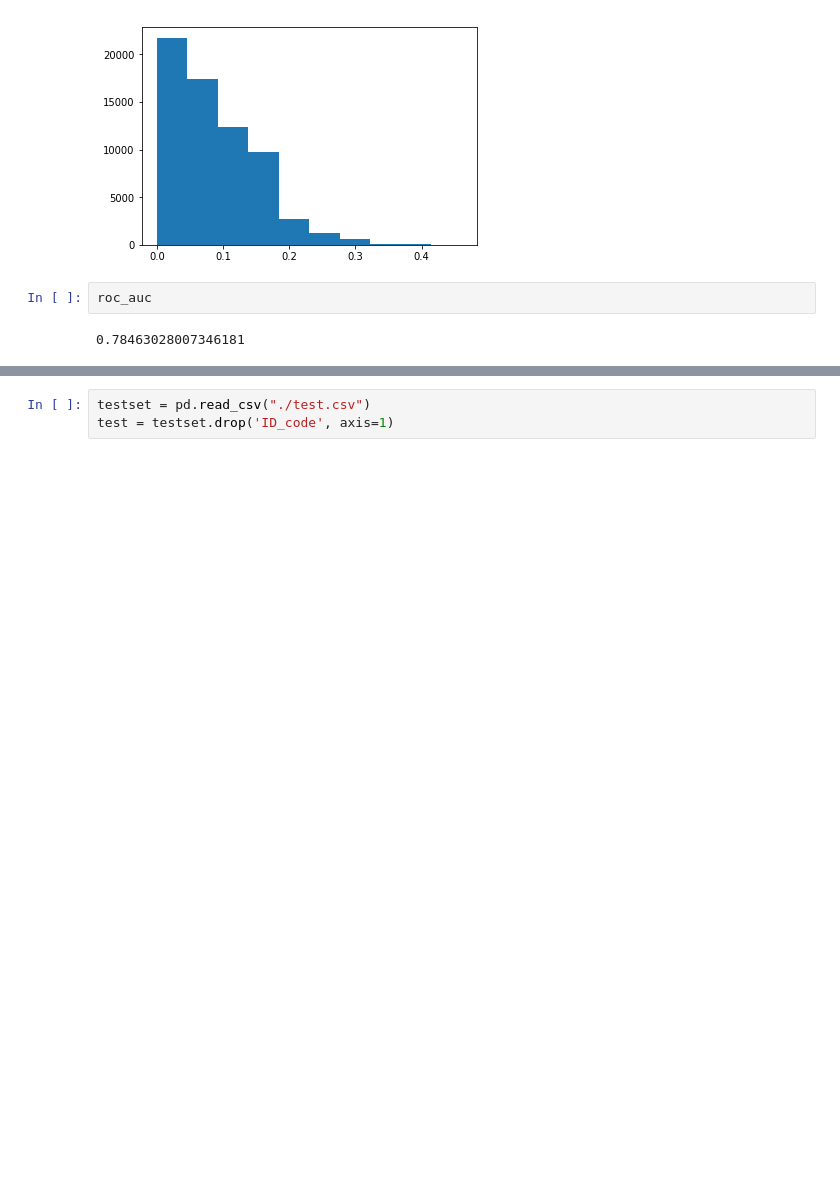
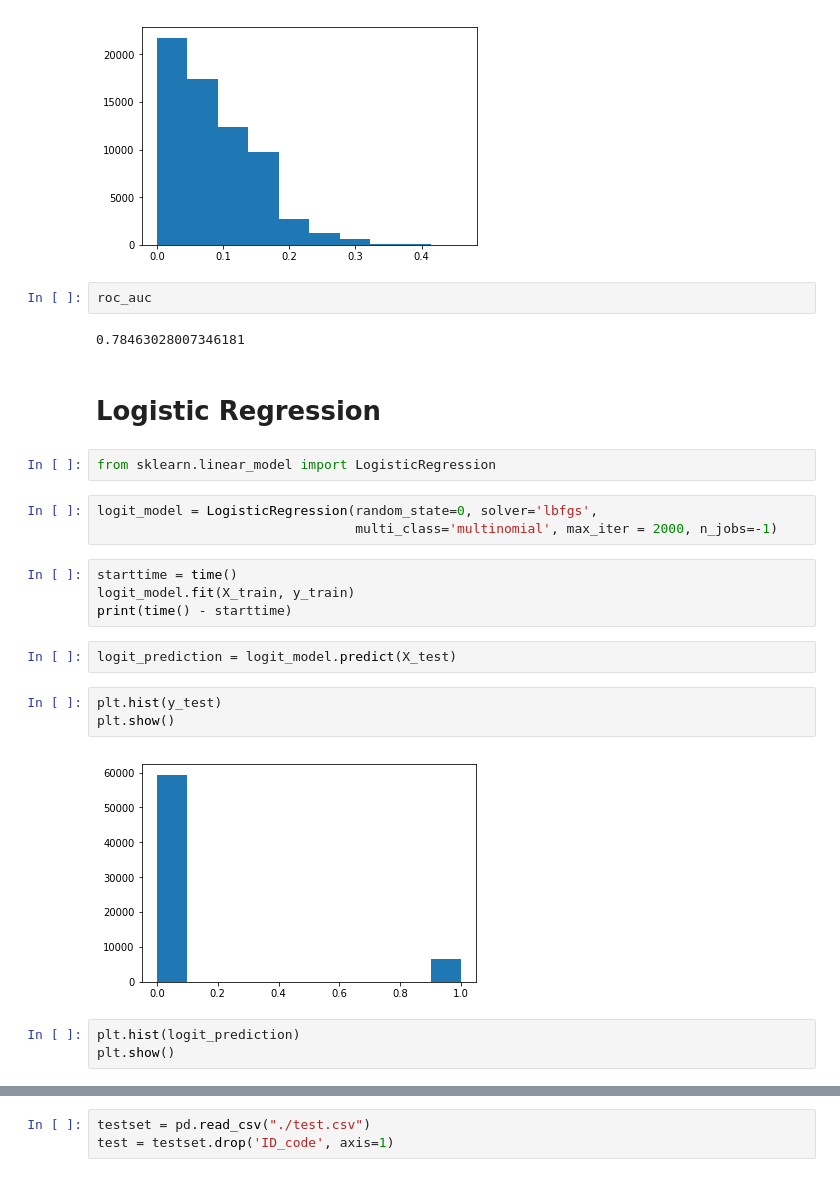
Before and after one commit to Jacksoften/Santander_Customer_Transaction_Prediction, a Jupyter notebook: algorithms.ipynb, the cells around one changed output, grey strips where cells are left out. Drawn from its saved outputs; the diff is of its cells as text; blank space fills up the shorter version.

```diff
--- a/algorithms.ipynb
+++ b/algorithms.ipynb
@@ -283,3 +280,24 @@ plt.show()
 roc_auc
 # %% [output]
 0.78463028007346181
+# %% [markdown]
+# Logistic Regression
+# %%
+from sklearn.linear_model import LogisticRegression
+# %%
+logit_model = LogisticRegression(random_state=0, solver='lbfgs',
+                                 multi_class='multinomial', max_iter = 2000, n_jobs=-1)
+# %%
+starttime = time()
+logit_model.fit(X_train, y_train)
+print(time() - starttime)
+# %%
+logit_prediction = logit_model.predict(X_test)
+# %%
+plt.hist(y_test)
+plt.show()
+# %% [output]
+[figure, added]
+# %%
+plt.hist(logit_prediction)
+plt.show()
```
Also changed, not shown: parts of 39 cells of this notebook, 1 other file.
